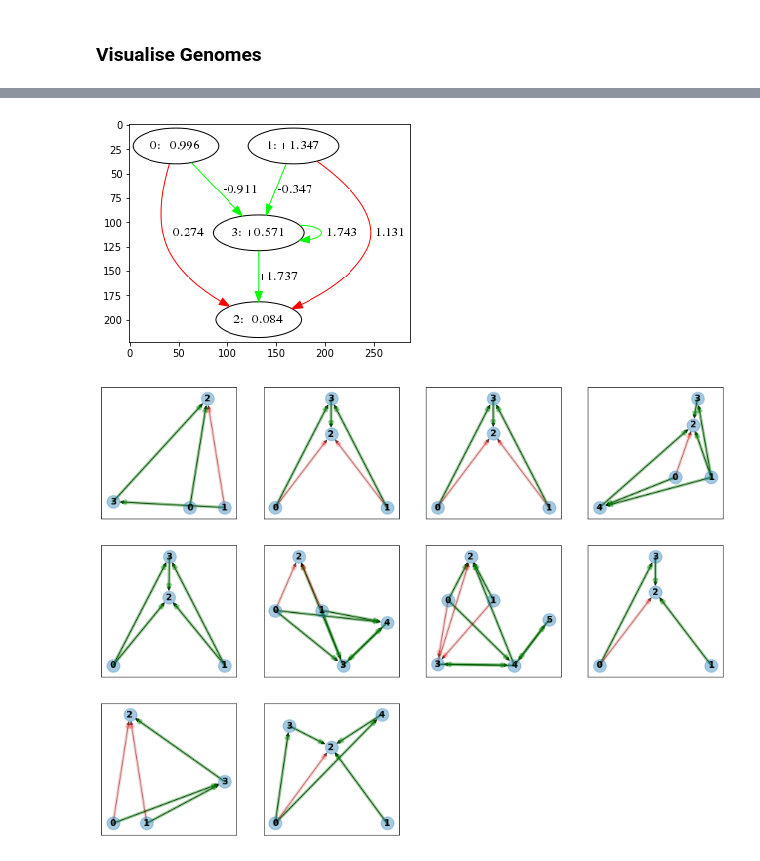
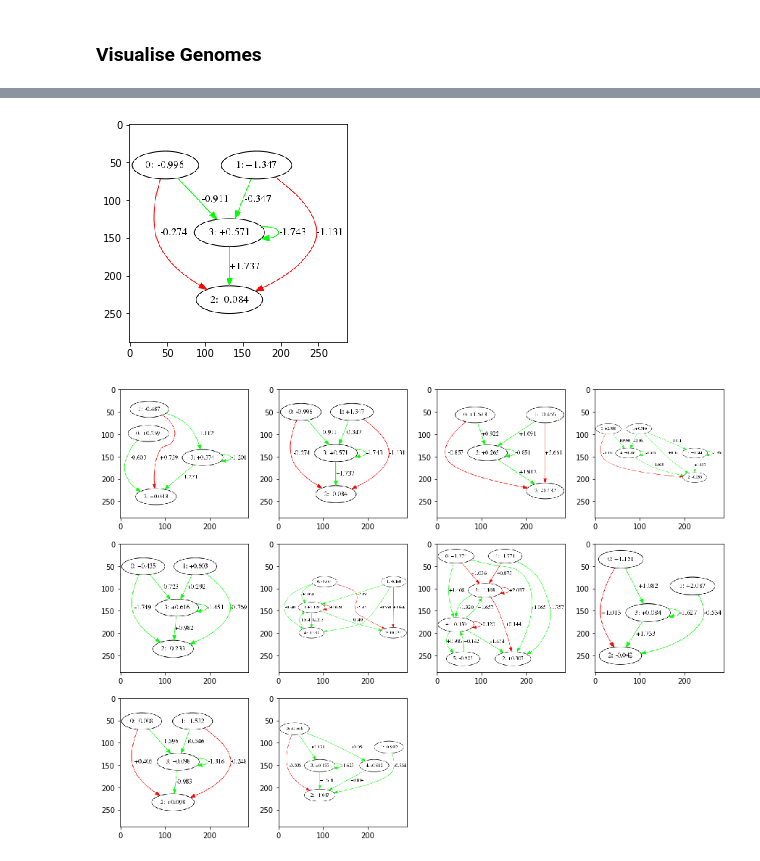
Before and after one commit to adamtupper/pyneat, a Jupyter notebook: notebooks/cart_pole_analysis.ipynb, the cells around one changed output, grey strips where cells are left out. Drawn from its saved outputs; the diff is of its cells as text; code cells hidden in the pictures.

Commit message:
Remove NetworkX visualisations.

```diff
--- a/notebooks/cart_pole_analysis.ipynb
+++ b/notebooks/cart_pole_analysis.ipynb
@@ -230,16 +147,33 @@ plt.show()
+# %%
+def pad(img, desired_size):
+    """
+    Pad a graphiz diagram to the desired size. 1:1 aspect ratio.
+    """
+    pad_left = (288 - img.shape[0]) // 2
+    pad_right = 288 - img.shape[0] - pad_left
+    pad_top = (288 - img.shape[1]) // 2
+    pad_bottom = 288 - img.shape[1] - pad_top
+
+    img = np.pad(img,
+                 pad_width=((pad_left, pad_right), (pad_top, pad_bottom), (0, 0)),
+                 mode='constant', constant_values=(255))
+
+    return img
 # %%
 # Draw the best genome from Species 1 (using graphviz)
 genome = best_genomes[1]
 graph = genome_to_networkx(genome)
 graph = nx.drawing.nx_agraph.to_agraph(graph)
 graph.layout('dot')
 graph.graph_attr['size'] = '3!'
 graph.draw('graph.png')
 img = Image.open('graph.png')
+img = np.array(img)
+img = pad(img, 288)
 plt.imshow(img)
 plt.show()
 # %% [output]
-[figure, old version]
+[figure, new version]
 # %%
 # Draw the best genomes for the first n species
 n_subplots = 10 # len(best_genomes)
@@ -257,27 +191,22 @@ for k in range(n_subplots):
 
     ax = fig.add_subplot(rows, cols, plt_position[k])
 
-    # Nodes
-    nx.draw_networkx_nodes(graph, pos,
-                           alpha=0.4)
-    nx.draw_networkx_labels(graph, pos,
-                            font_weight='bold')
+    graph = nx.drawing.nx_agraph.to_agraph(graph)
+    graph.graph_attr['size'] = '3!, 3!'
+    graph.graph_attr['ratio'] = 'compress'
+    graph.layout('dot')
+    graph.draw('graph.png')
 
-    # Enabled connections
-    nx.draw_networkx_edges(graph, pos,
-                           edgelist=[e for e in graph.edges if graph.edges[e]['expressed']])
-    nx.draw_networkx_edges(graph, pos,
-                           edgelist=[e for e in graph.edges if graph.edges[e]['expressed']],
-                           width=4, alpha=0.4, edge_color='g')
+    # Pad image
+    img = Image.open('graph.png')
+    img = np.array(img)
+    img = pad(img, 288)
 
-    # Disabled connections
-    nx.draw_networkx_edges(graph, pos,
-                           edgelist=[e for e in graph.edges if not graph.edges[e]['expressed']],
-                           alpha=0.5)
-    nx.draw_networkx_edges(graph, pos,
-                           edgelist=[e for e in graph.edges if not graph.edges[e]['expressed']],
-                           width=4, alpha=0.2, edge_color='r')
+    # Pad image
+    img = np.array(img)
+
+    plt.imshow(img)
 
 plt.show()
 # %% [output]
-[figure, old version]
+[figure, new version]
```
Also changed, not shown: parts of 4 cells of this notebook.
